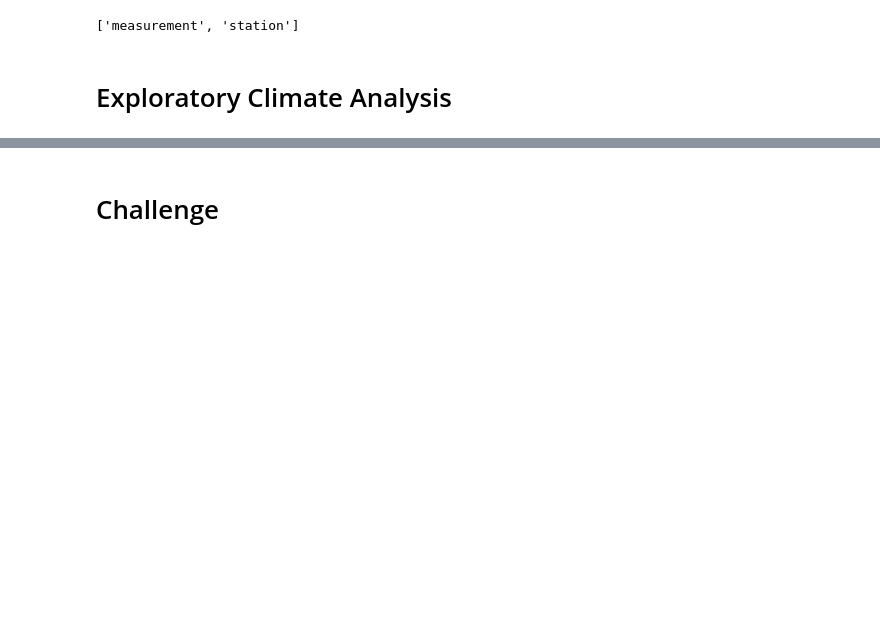
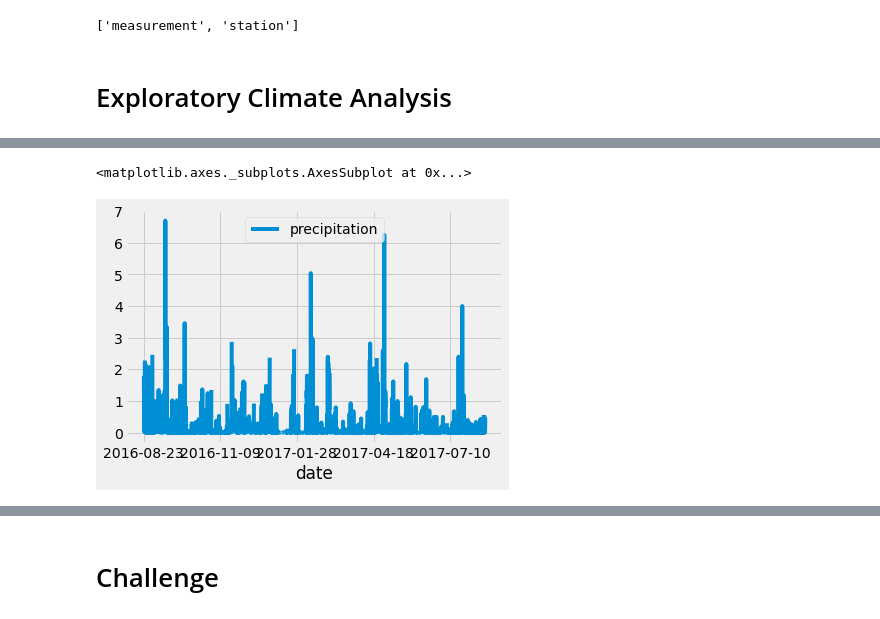
Before and after one commit to Nickguild1993/surfs_up, a Jupyter notebook: climate_analysis.ipynb, the cells around one changed output, grey strips where cells are left out. Saved outputs shown, nothing was run; the diff lists cells and outputs as text; code cells hidden in the pictures; blank space fills up the shorter version.

Commit message:
done up to 9.2.5 summary generated

```diff
--- a/climate_analysis.ipynb
+++ b/climate_analysis.ipynb
@@ -123,0 +202,16 @@ session = Session(engine)
+# %%
+# Use the set_index() Function | 9.2.2
+
+# We want the index column to be the DATE column (not the auto generated row number index). Gotta get rid of the row numbers.
+# to do this, set the INDEX to the DATE COLUMN.
+
+#### REMINDER: we can use the variable *inplace* to specify whether or not we want to create a new DataFrame. #####
+# in this case, we're going to use the same DataFrame,
+# so by setting inplace=True |||| we're saing we DO NOT want to create a new DataFrame with the modified specs.
+
+# IF we set it to "False" then we would create a new DataFrame.
+
+df.set_index(df["date"], inplace=True)
+df
+
+# "date" is now serving as the index.
@@ -123,0 +263,13 @@ session = Session(engine)
+# %%
+##### Sort the dataframe by date | 9.2.3 |
+
+# going to sort the values (the date column(INDEX)-> ex: 2016-09-09) by using the **sort_index()** function.
+# since we set our index to the date column already, we can use our new index to sort our results.
+
+df= df.sort_index()
+df
+
+# print like we had it in above cell using the -> print(df.to_string(index =False))
+print(df.to_string(index =False))
+
+# now all dates are in order!
@@ -123,0 +294,13 @@ session = Session(engine)
+# %%
+#### 9.2.4 #### PLOT THE DATA #### 9.2.4 ##### PLOT THE DATA
+
+#                         Use Pandas Plotting with Matplotlib to plot the data
+
+# since our DataFrame is represented as the variable "df" we can use df.plot() function.
+
+# x= df["precipitation"]
+# plt.xticks(rotation="vertical")
+df.plot()
+# %% [output]
+<matplotlib.axes._subplots.AxesSubplot at 0x...>
+[figure, added]
```
Also changed, not shown: parts of 11 cells of this notebook.
